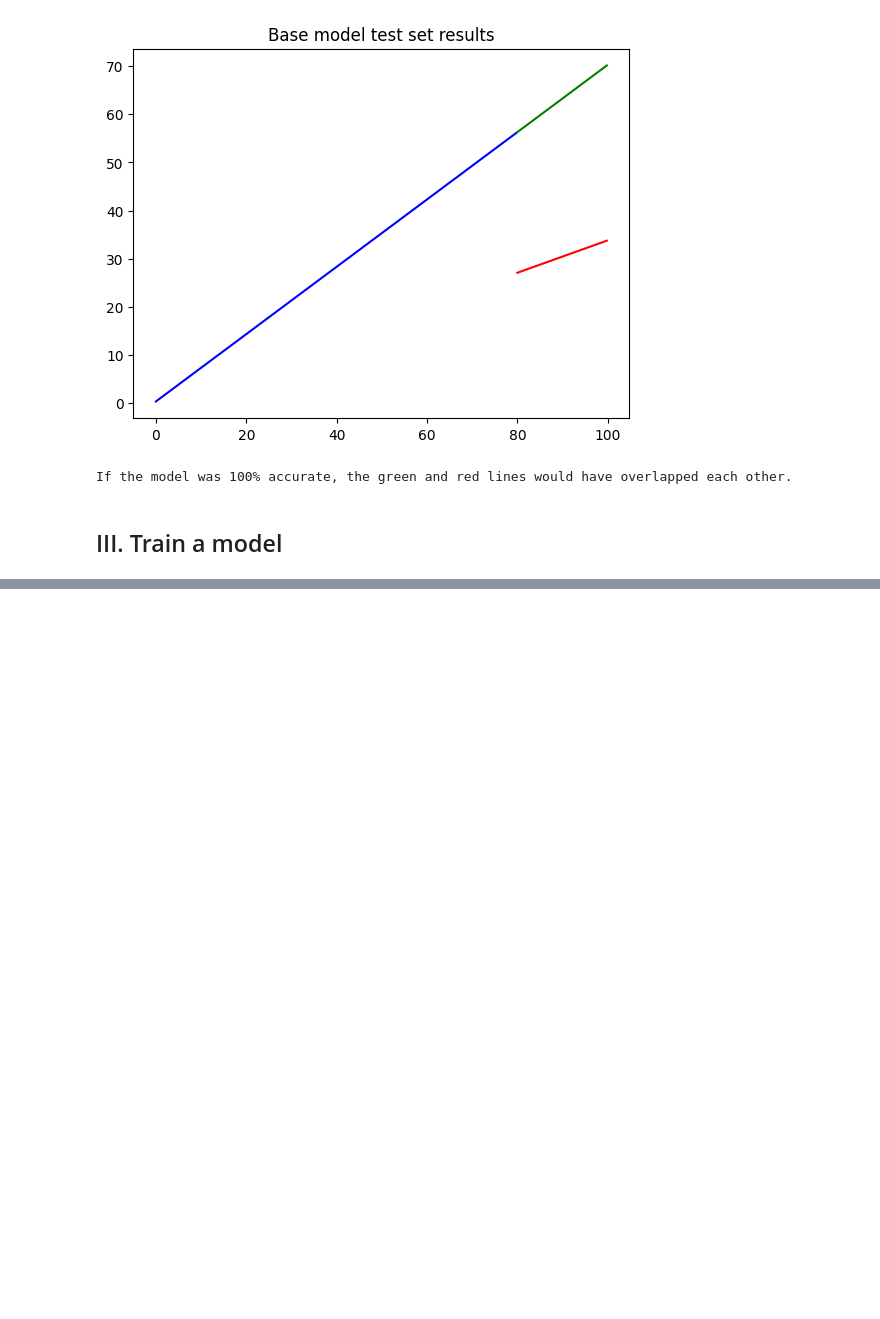
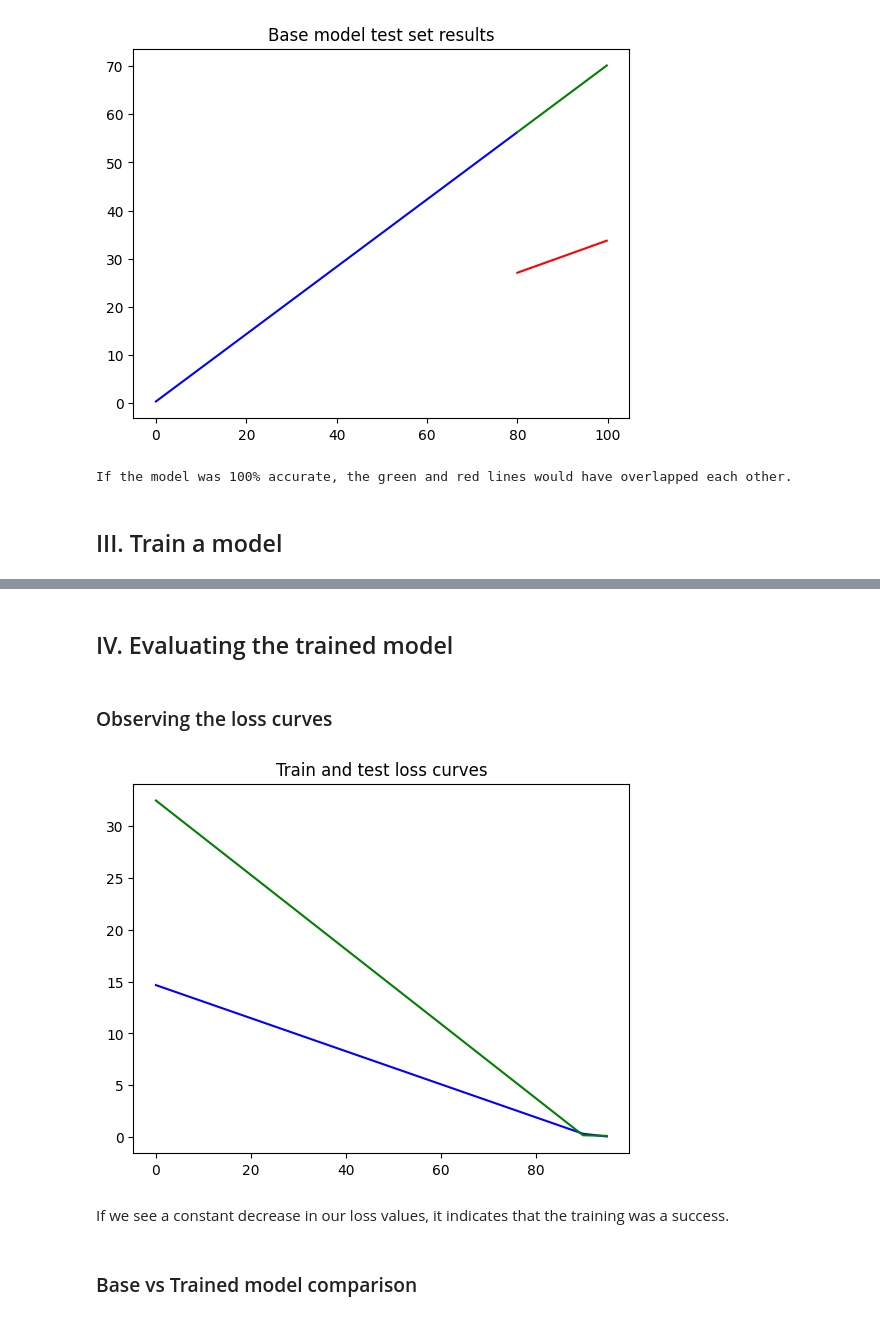
Before and after one commit to omkanekar28/PyTorch-practice, a Jupyter notebook: code/pytorch_workflow_fundamentals.ipynb, the cells around one changed output, grey strips where cells are left out. Cells and saved outputs as stored; diff of their text form; code cells hidden in the pictures; blank space fills up the shorter version.

```diff
--- a/code/pytorch_workflow_fundamentals.ipynb
+++ b/code/pytorch_workflow_fundamentals.ipynb
@@ -225,0 +241,7 @@ If the model was 100% accurate, the green and red lines would have overlapped ea
+# %%
+# Create the loss function
+loss_fn = nn.L1Loss() # MAE loss is same as L1Loss
+
+# Create the optimizer
+optimizer = torch.optim.SGD(params=model_0.parameters(), # parameters of target model to optimize
+                            lr=0.0001) # learning rate (how much the optimizer should change parameters at each step, higher=more (less stable), lower=less (might take a long time))
@@ -225,0 +265,10 @@ If the model was 100% accurate, the green and red lines would have overlapped ea
+# %%
+torch.manual_seed(42)
+
+# Set the number of epochs (how many times the model will pass over the training data)
+epochs = 100
+
+# Create empty loss lists to track values
+train_loss_values = []
+test_loss_values = []
+epoch_count = []
@@ -225,0 +337,15 @@ If the model was 100% accurate, the green and red lines would have overlapped ea
+# %% [markdown]
+## IV. Evaluating the trained model
+# %% [markdown]
+### Observing the loss curves
+# %%
+plt.plot(epoch_count, train_loss_values, color='blue')
+plt.plot(epoch_count, test_loss_values, color='green')
+plt.title("Train and test loss curves")
+plt.show()
+# %% [output]
+[figure, added]
+# %% [markdown]
+If we see a constant decrease in our loss values, it indicates that the training was a success.
+# %% [markdown]
+### Base vs Trained model comparison
```
Also changed, not shown: parts of 24 cells of this notebook.
